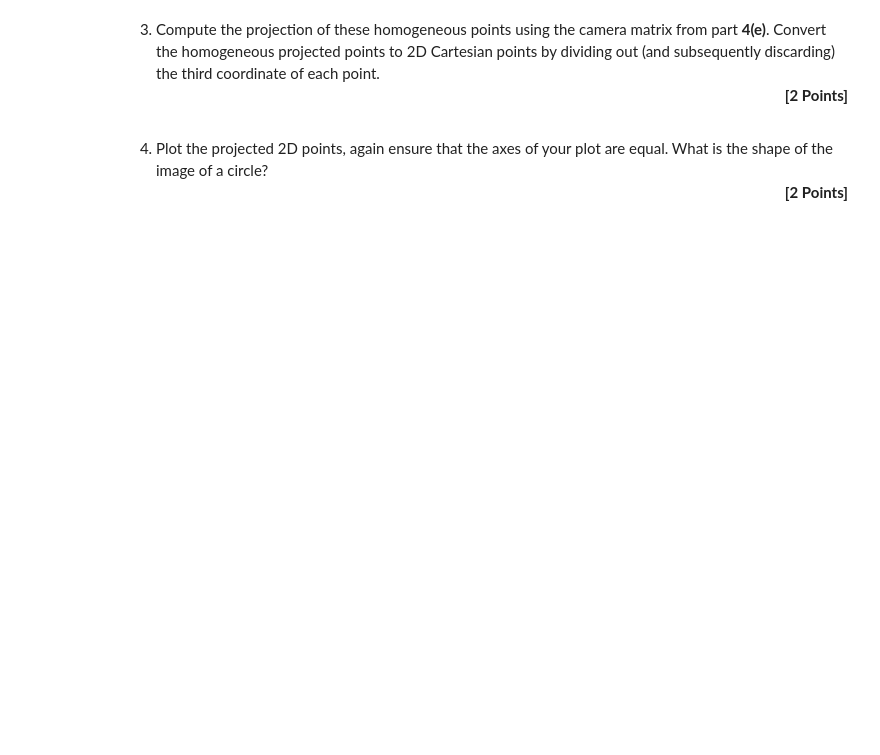
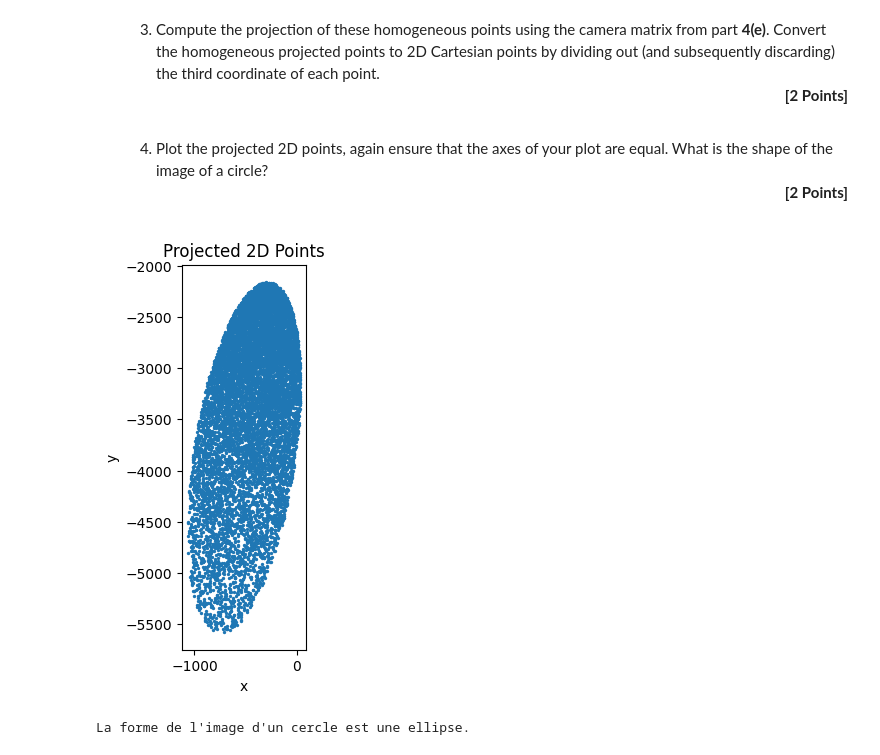
Before and after one commit to TSINET/CSE152A, a Jupyter notebook: HW1/HW1.ipynb, the cells around one changed output. Cells and saved outputs as stored; diff of their text form; code cells hidden in the pictures; blank space fills up the shorter version.

```diff
--- a/HW1/HW1.ipynb
+++ b/HW1/HW1.ipynb
@@ -745,0 +746,7 @@ Consider a world coordinate system $W$, centered at the origin $(0, 0, 0)$, with
+# %%
+i = np.array([0.688, -0.688, 0.229])
+j = np.array([0.267, 0.534, 0.801])
+
+k = np.cross(i, j)
+
+print(np.round(k, 3))
@@ -803,7 +960,28 @@ The following code snippet generates one such random point:
 <ul><ol start="3">
 <li> Compute the projection of these homogeneous points using the camera matrix from part <b>4(e)</b>. Convert the homogeneous projected points to 2D Cartesian points by dividing out (and subsequently discarding) the third coordinate of each point.<div style="text-align: right"><b>[2 Points]</b></div></li>
 </ol></ul>
+# %%
+# Projeter les points homogènes
+projected_points_homogeneous = np.dot(P, points_3d.T).T
+
+# Diviser par la troisième coordonnée pour obtenir des coordonnées 2D
+projected_points_2d = projected_points_homogeneous[:, :2] / projected_points_homogeneous[:, 2:]
 # %% [markdown]
 <ul><ol start="4">
 <li> Plot the projected 2D points, again ensure that the axes of your plot are equal. What is the shape of the image of a circle? <div style="text-align: right"><b>[2 Points]</b></div></li>
 </ol></ul>
+# %%
+# Tracer les points projetés en 2D
+plt.figure(figsize=(5,5))
+plt.scatter(projected_points_2d[:, 0], projected_points_2d[:, 1], s=2)
+plt.title("Projected 2D Points")
+plt.xlabel("x")
+plt.ylabel("y")
+plt.gca().set_aspect('equal', adjustable='box')  # Assurer un rapport d'aspect égal
+plt.show()
+
+# Forme de l'image d'un cercle
+print("La forme de l'image d'un cercle est une ellipse.")
+# %% [output]
+[figure, added]
+La forme de l'image d'un cercle est une ellipse.
```
Also changed, not shown: parts of 19 cells of this notebook.
